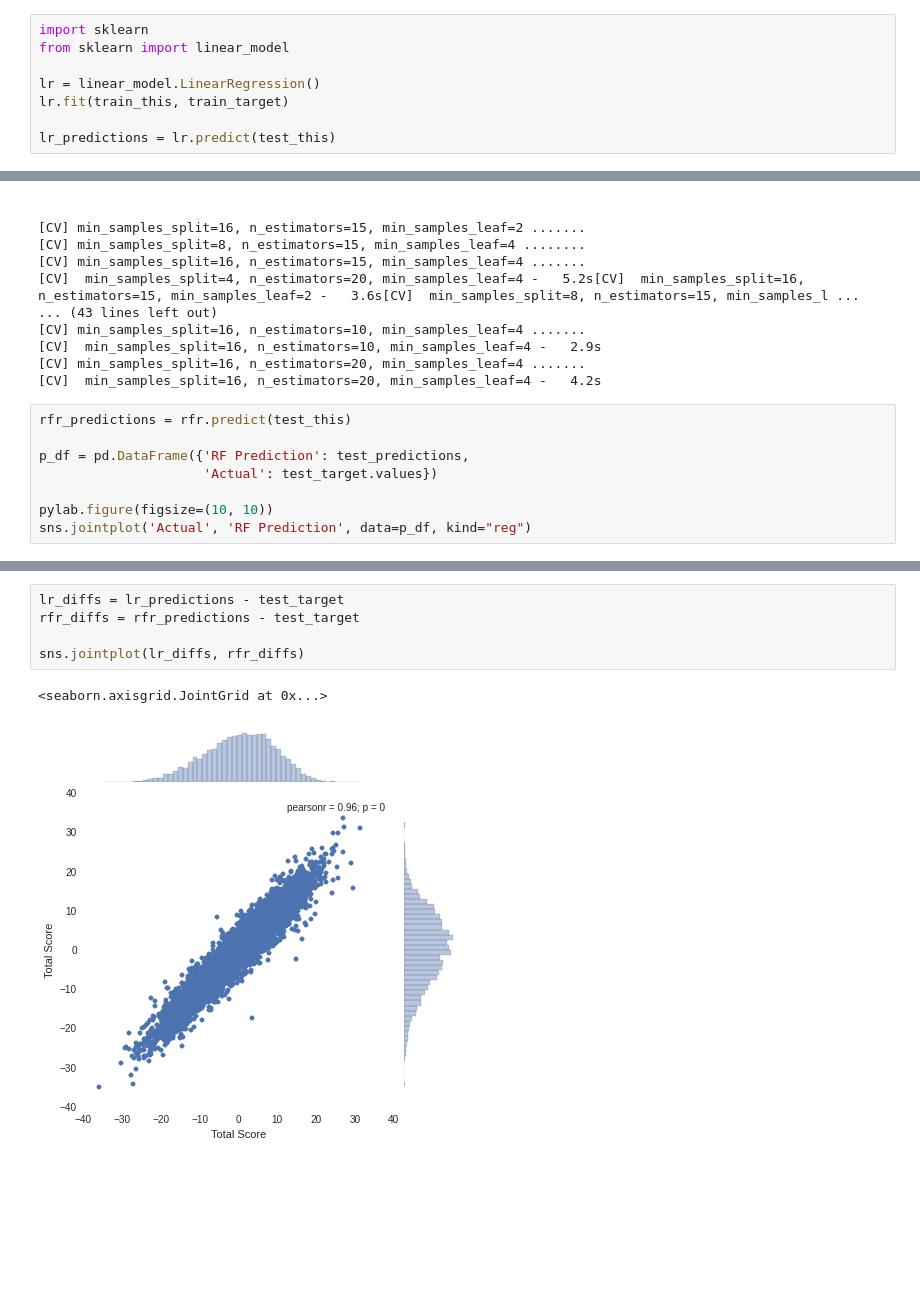
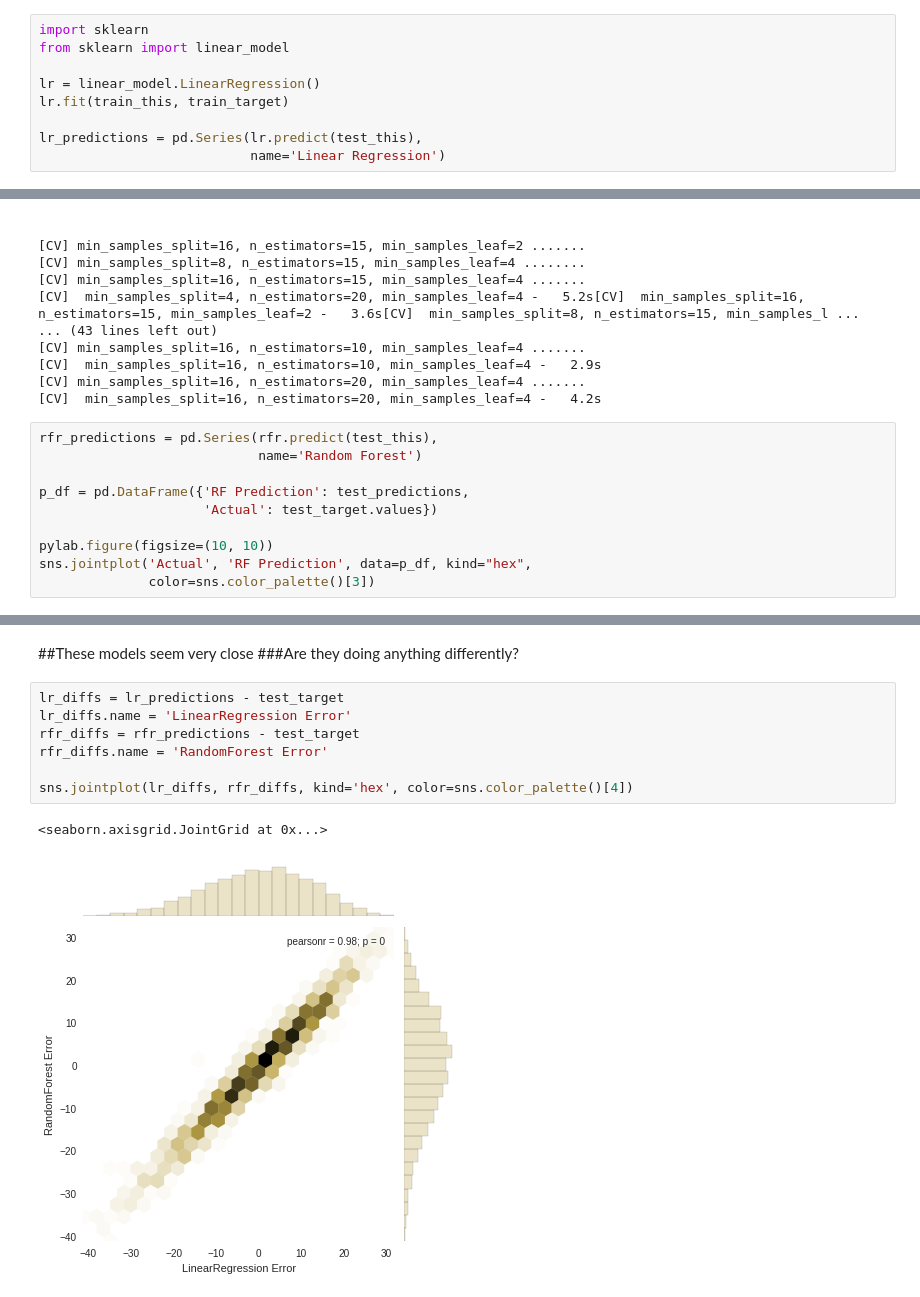
Before and after one commit to dsakagi/odsc-pisa, a Jupyter notebook: PISAMEX.ipynb, the cells around one changed output, grey strips where cells are left out. Saved outputs shown, nothing was run; the diff lists cells and outputs as text; blank space fills up the shorter version.

```diff
--- a/PISAMEX.ipynb
+++ b/PISAMEX.ipynb
@@ -641,7 +644,8 @@ from sklearn import linear_model
 lr = linear_model.LinearRegression()
 lr.fit(train_this, train_target)
 
-lr_predictions = lr.predict(test_this)
+lr_predictions = pd.Series(lr.predict(test_this),
+                           name='Linear Regression')
 # %%
 p_df = pd.DataFrame({'Prediction': lr_predictions,
                      'Actual': test_target.values})
@@ -818,13 +851,15 @@ GridSearchCV(cv=None, error_score='raise',
 [CV] min_samples_split=16, n_estimators=20, min_samples_leaf=4 .......
 [CV]  min_samples_split=16, n_estimators=20, min_samples_leaf=4 -   4.2s
 # %%
-rfr_predictions = rfr.predict(test_this)
+rfr_predictions = pd.Series(rfr.predict(test_this),
+                            name='Random Forest')
 
 p_df = pd.DataFrame({'RF Prediction': test_predictions,
                      'Actual': test_target.values})
 
 pylab.figure(figsize=(10, 10))
-sns.jointplot('Actual', 'RF Prediction', data=p_df, kind="reg")
+sns.jointplot('Actual', 'RF Prediction', data=p_df, kind="hex",
+              color=sns.color_palette()[3])
 # %% [output]
 <seaborn.axisgrid.JointGrid at 0x...>
 <matplotlib.figure.Figure at 0x...>
@@ -869,8 +881,13 @@ MedAE = 8.0
+# %% [markdown]
+##These models seem very close
+###Are they doing anything differently?
 # %%
 lr_diffs = lr_predictions - test_target
+lr_diffs.name = 'LinearRegression Error'
 rfr_diffs = rfr_predictions - test_target
+rfr_diffs.name = 'RandomForest Error'
 
-sns.jointplot(lr_diffs, rfr_diffs)
+sns.jointplot(lr_diffs, rfr_diffs, kind='hex', color=sns.color_palette()[4])
 # %% [output]
 <seaborn.axisgrid.JointGrid at 0x...>
-[figure, old version]
+[figure, new version]
```
Also changed, not shown: parts of 33 cells of this notebook, 1 other file.
